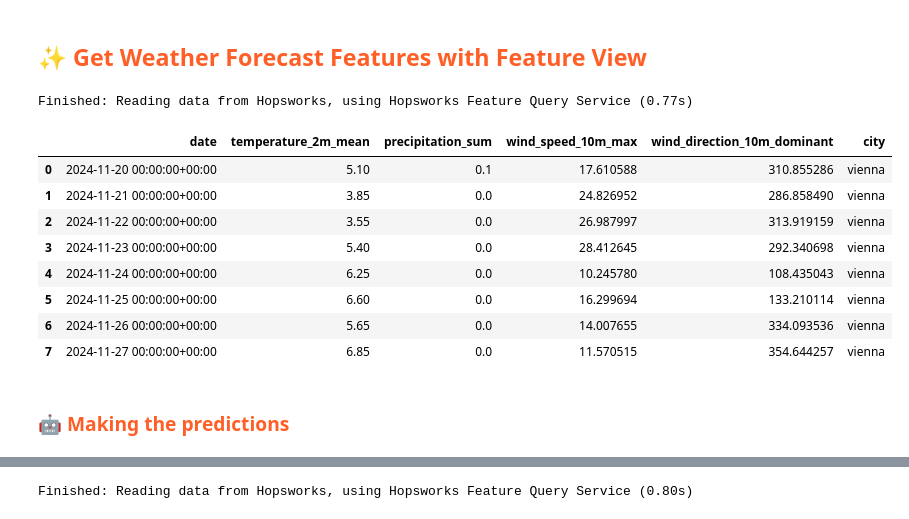
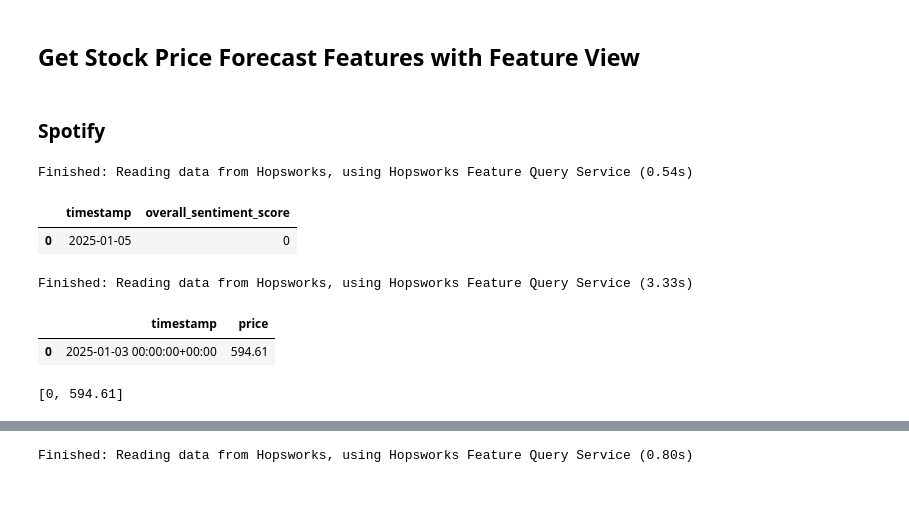
Before and after one commit to TheresaHoesl/StockMarketPrediction, a Jupyter notebook: notebooks/4_stockpred_batch_inference.ipynb, the cells around one changed output, grey strips where cells are left out. Drawn from its saved outputs; the diff is of its cells as text; code cells hidden in the pictures.

Commit message:
started with inferencebut update due to new minmax.json needed

```diff
--- a/notebooks/4_stockpred_batch_inference.ipynb
+++ b/notebooks/4_stockpred_batch_inference.ipynb
@@ -19,6 +11,7 @@ import os
 import numpy as np
 # %%
 today = datetime.datetime.now() - datetime.timedelta(0)
-tomorrow = today + datetime.timedelta(days = 1)
+yesterday = today - datetime.timedelta(days = 1)
+five_days_ago = today - datetime.timedelta(days = 5)
 today
 # %% [output]
@@ -32,11 +21,17 @@ datetime.datetime(2024, 11, 19, 10, 12, 53, 143294)
 # %%
-project = hopsworks.login()
+# If you haven't set the env variable 'HOPSWORKS_API_KEY', then uncomment the next line and enter your API key
+# with open('../data/hopsworks-api-key.txt', 'r') as file:
+#     os.environ["HOPSWORKS_API_KEY"] = file.read().rstrip()
+
+project = hopsworks.login(project = 'StockPrediction', api_key_value=os.environ["HOPSWORKS_API_KEY"])
 fs = project.get_feature_store()
 
-secrets = util.secrets_api(project.name)
-location_str = secrets.get_secret("SENSOR_LOCATION_JSON").value
-location = json.loads(location_str)
-country=location['country']
-city=location['city']
-street=location['street']
+# api_key_file = '../data/alphavantage-api-key.txt'
+# util.check_file_path(api_key_file)
+
+# with open(api_key_file, 'r') as file:
+#     ALPHAVANTAGE_API_KEY = file.read().rstrip()
+
+secrets_api = hopsworks.get_secrets_api()
+ALPHAVANTAGE_API_KEY = secrets_api.get_secret("AV_API_KEY").value
 # %% [output]
@@ -91,25 +98,39 @@ retrieved_xgboost_model_lag.load_model(saved_model_dir_lag + "/model_lag.json")
 # %% [markdown]
-## <span style="color:#ff5f27;">✨ Get Weather Forecast Features with Feature View   </span>
+## Get Stock Price Forecast Features with Feature View
+# %% [markdown]
+### Spotify
 # %%
-weather_fg = fs.get_feature_group(
-    name='weather',
+spot_sentim_fg = fs.get_feature_group(
+    name='spotify_sentiment',
     version=1,
 )
 
-batch_data = weather_fg.filter(weather_fg.date >= today).read()
-weather_tomorrow = batch_data.iloc[[0]].reset_index(drop=True)
-batch_data
+spot_sentim_df = spot_sentim_fg.filter(spot_sentim_fg.timestamp >= yesterday).read()
+
+if spot_sentim_df.empty:
+    spot_sentim_df['timestamp'] = [pd.to_datetime(yesterday).date()]
+    spot_sentim_df['overall_sentiment_score'] = [0]
 # %% [output]
-Finished: Reading data from Hopsworks, using Hopsworks Feature Query Service (0.77s)
+Finished: Reading data from Hopsworks, using Hopsworks Feature Query Service (0.54s)
-|  | date | temperature_2m_mean | precipitation_sum | wind_speed_10m_max | wind_direction_10m_dominant | city |
-| 0 | 2024-11-20 00:00:00+00:00 | 5.10 | 0.1 | 17.610588 | 310.855286 | vienna |
-| 1 | 2024-11-21 00:00:00+00:00 | 3.85 | 0.0 | 24.826952 | 286.858490 | vienna |
-| 2 | 2024-11-22 00:00:00+00:00 | 3.55 | 0.0 | 26.987997 | 313.919159 | vienna |
-| 3 | 2024-11-23 00:00:00+00:00 | 5.40 | 0.0 | 28.412645 | 292.340698 | vienna |
-| 4 | 2024-11-24 00:00:00+00:00 | 6.25 | 0.0 | 10.245780 | 108.435043 | vienna |
-| 5 | 2024-11-25 00:00:00+00:00 | 6.60 | 0.0 | 16.299694 | 133.210114 | vienna |
-| 6 | 2024-11-26 00:00:00+00:00 | 5.65 | 0.0 | 14.007655 | 334.093536 | vienna |
-| 7 | 2024-11-27 00:00:00+00:00 | 6.85 | 0.0 | 11.570515 | 354.644257 | vienna |
+|  | timestamp | overall_sentiment_score |
+| 0 | 2025-01-05 | 0 |
-# %% [markdown]
-### <span style="color:#ff5f27;">🤖 Making the predictions</span>
+# %%
+SandP_fg = fs.get_feature_group(
+    name='sandp',
+    version=1,
+)
+
+SandP_df = SandP_fg.filter(SandP_fg.timestamp >= five_days_ago).read()
+SandP_df = SandP_df.sort_values(by=['timestamp'], ascending=False)
+
+SandP_df.head(1)
+# %% [output]
+Finished: Reading data from Hopsworks, using Hopsworks Feature Query Service (3.33s)
+|  | timestamp | price |
+| 0 | 2025-01-03 00:00:00+00:00 | 594.61 |
+# %%
+spot_X = [spot_sentim_df['overall_sentiment_score'][0], SandP_df.head(1)['price'][0]]
+spot_X
+# %% [output]
+[0, 594.61]
 # %%
```
Also changed, not shown: parts of 15 cells of this notebook.
